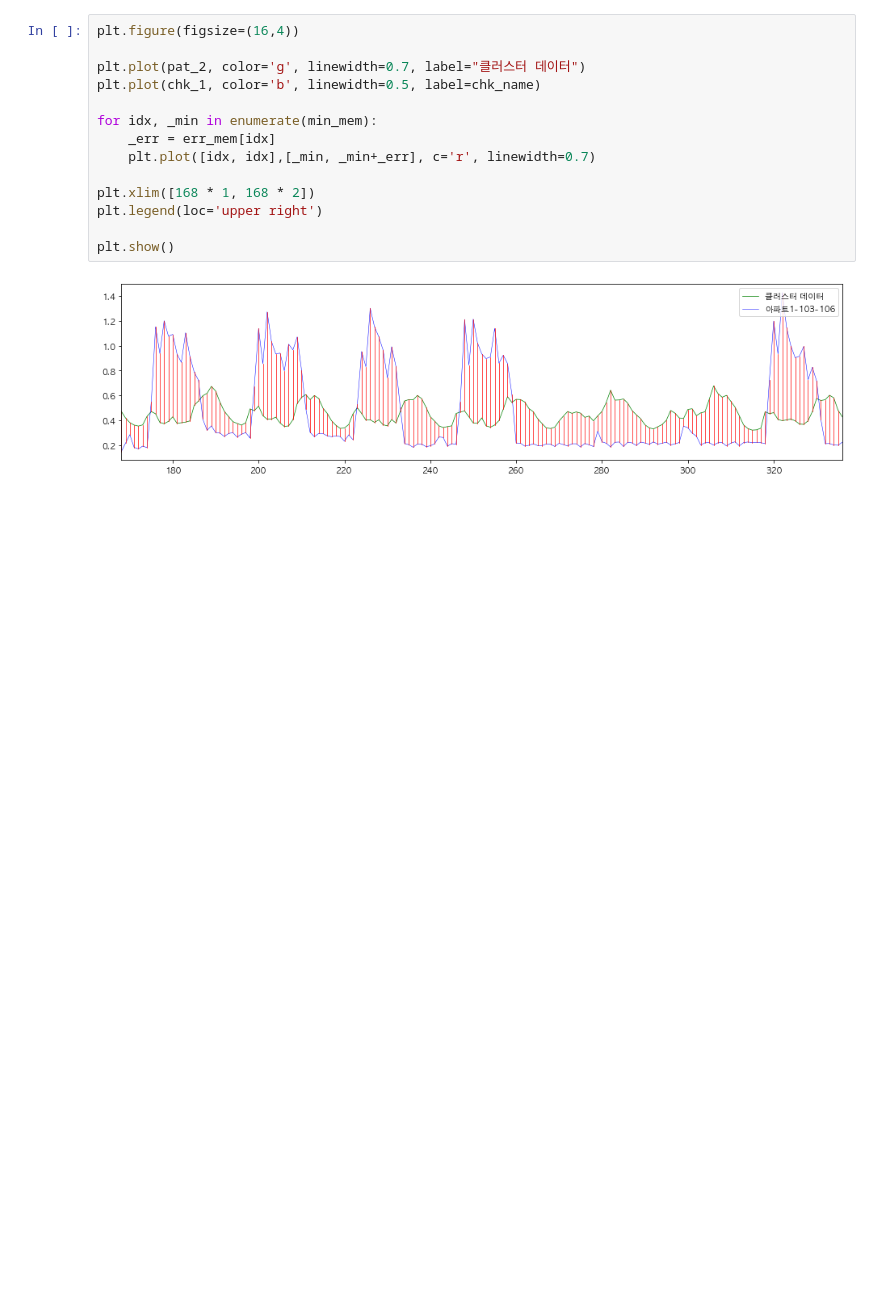
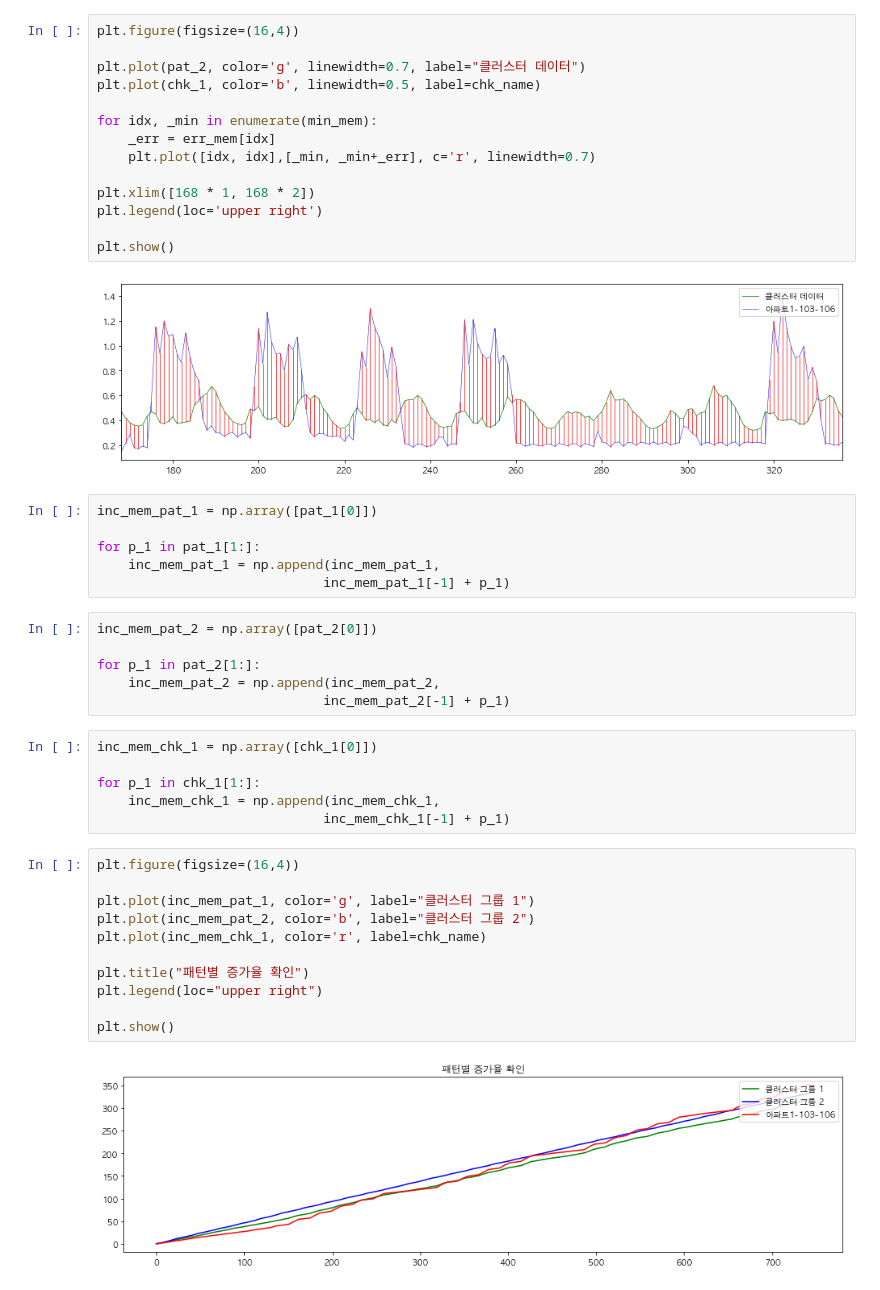
Before and after one commit to formegusto/distribution-public-fee, a Jupyter notebook: pt3.Euclidean Distance 분류의 문제점.ipynb, the cells around one changed output. Saved outputs shown, nothing was run; the diff lists cells and outputs as text; blank space fills up the shorter version.

```diff
--- a/pt3.Euclidean Distance 분류의 문제점.ipynb
+++ b/pt3.Euclidean Distance 분류의 문제점.ipynb
@@ -312,3 +312,34 @@ plt.legend(loc='upper right')
 plt.show()
 # %% [output]
 [figure]
+# %%
+inc_mem_pat_1 = np.array([pat_1[0]])
+
+for p_1 in pat_1[1:]:
+    inc_mem_pat_1 = np.append(inc_mem_pat_1,
+                             inc_mem_pat_1[-1] + p_1)
+# %%
+inc_mem_pat_2 = np.array([pat_2[0]])
+
+for p_1 in pat_2[1:]:
+    inc_mem_pat_2 = np.append(inc_mem_pat_2,
+                             inc_mem_pat_2[-1] + p_1)
+# %%
+inc_mem_chk_1 = np.array([chk_1[0]])
+
+for p_1 in chk_1[1:]:
+    inc_mem_chk_1 = np.append(inc_mem_chk_1,
+                             inc_mem_chk_1[-1] + p_1)
+# %%
+plt.figure(figsize=(16,4))
+
+plt.plot(inc_mem_pat_1, color='g', label="클러스터 그룹 1")
+plt.plot(inc_mem_pat_2, color='b', label="클러스터 그룹 2")
+plt.plot(inc_mem_chk_1, color='r', label=chk_name)
+
+plt.title("패턴별 증가율 확인")
+plt.legend(loc="upper right")
+
+plt.show()
+# %% [output]
+[figure, added]
```
Also changed, not shown: 1 other file.
